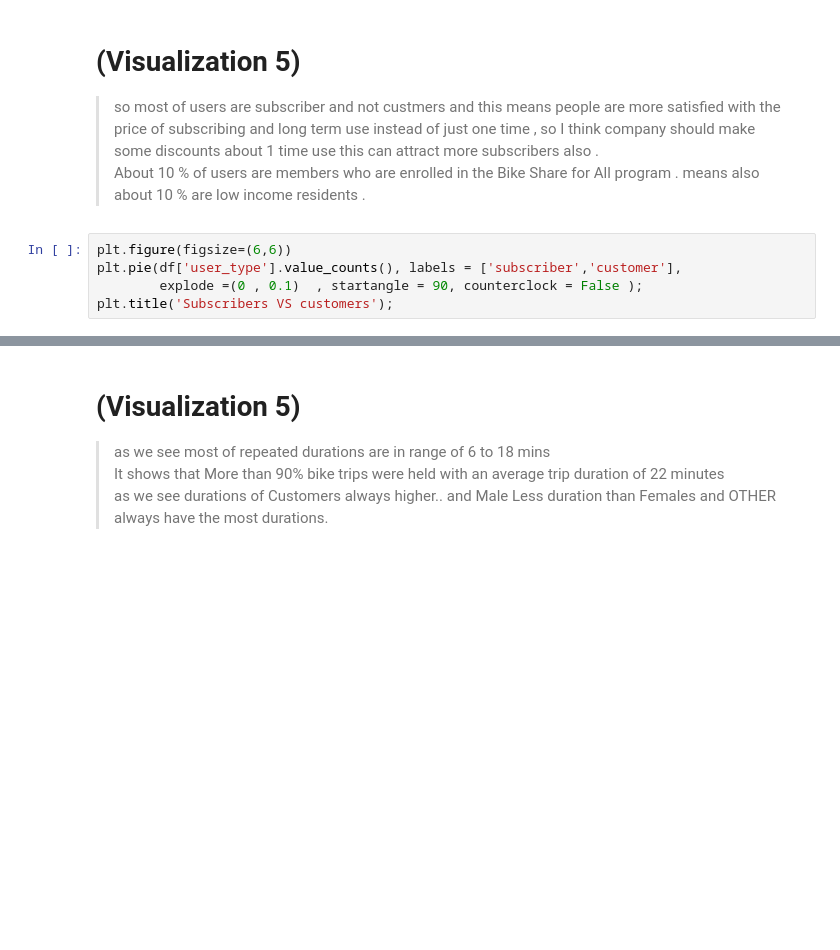
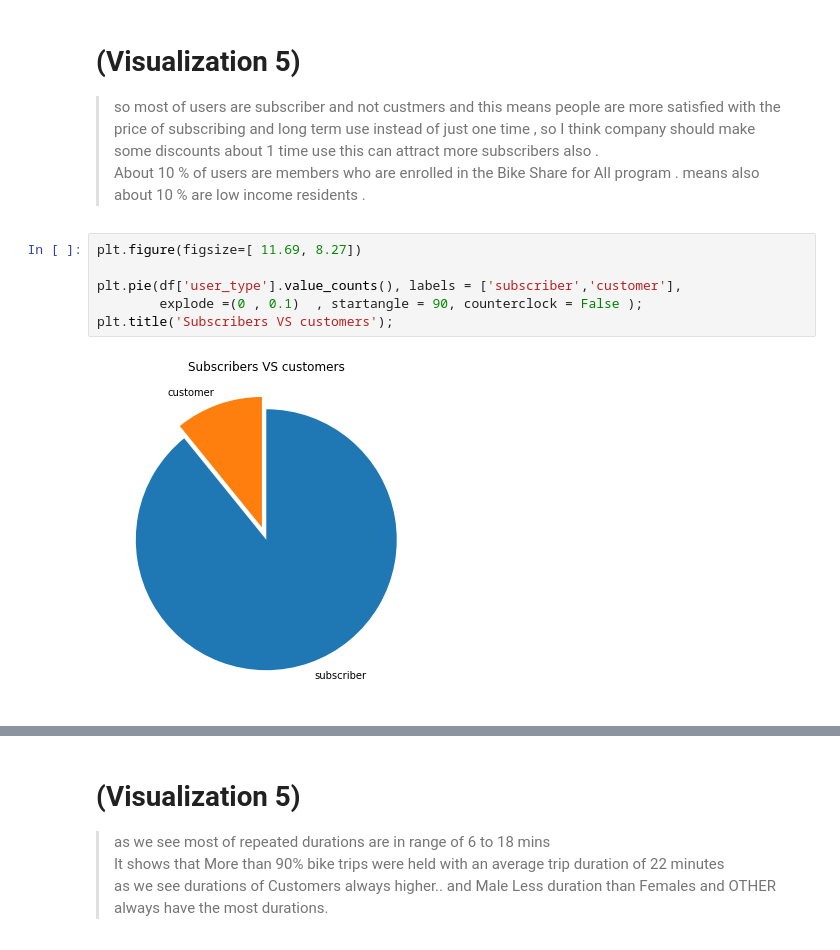
Before and after one commit to Theabdelkader/Communicate-Data-Findings-Ford-GoBike-System, a Jupyter notebook: slide_deck_template.ipynb, the cells around one changed output, grey strips where cells are left out. Saved outputs shown, nothing was run; the diff lists cells and outputs as text; blank space fills up the shorter version.

```diff
--- a/slide_deck_template.ipynb
+++ b/slide_deck_template.ipynb
@@ -135,8 +136,11 @@ plt.ylabel('End');
 > About 10 % of users are members who are enrolled in the Bike Share for All program .
 means also about 10 % are low income residents .
 # %%
-plt.figure(figsize=(6,6))
+plt.figure(figsize=[ 11.69, 8.27])
+
 plt.pie(df['user_type'].value_counts(), labels = ['subscriber','customer'],
         explode =(0 , 0.1)  , startangle = 90, counterclock = False );
 plt.title('Subscribers VS customers');
+# %% [output]
+[figure, added]
 # %%
```
Also changed, not shown: parts of 5 cells of this notebook, 2 other files.
